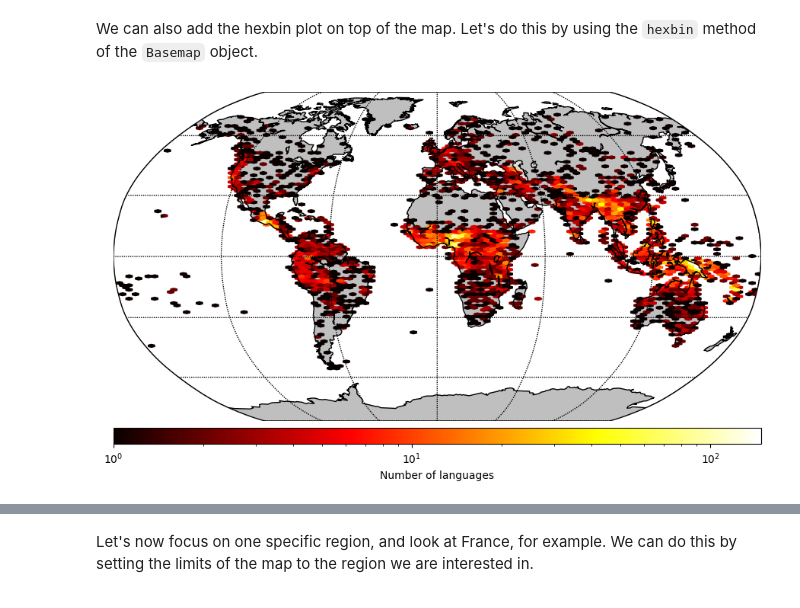
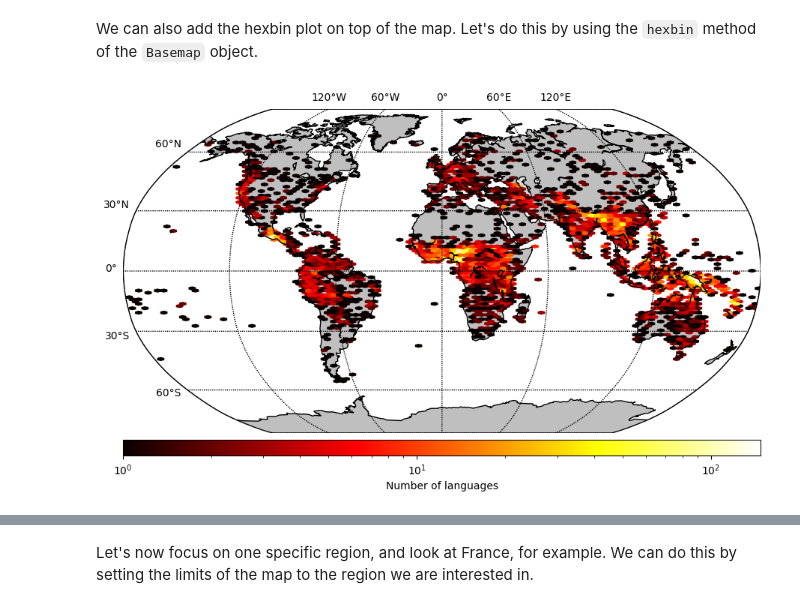
Before and after one commit to TYacinee/materiel_TALL, a Jupyter notebook: S1/TD1-linguistic-diversity.ipynb, the cells around one changed output, grey strips where cells are left out. Saved outputs shown, nothing was run; the diff lists cells and outputs as text; code cells hidden in the pictures.

```diff
--- a/S1/TD1-linguistic-diversity.ipynb
+++ b/S1/TD1-linguistic-diversity.ipynb
@@ -13,3 +18,8 @@ df = pd.read_csv('glottolog.csv')
+# %%
+df = pd.read_csv('https://raw.githubusercontent.com/' \
+                 'alexeykosh/intro-to-ling/main/S1/' \
+                 'glottolog.csv?token=GHSAT0AAAAAA' \
+                 'CMROAPFTONLBOY67JEB3644ZWIRG2A')
 # %% [markdown]
 Let's look at the data first.
 # %%
@@ -142,6 +156,6 @@ Now that we have a map of the world, let's add the scatter plot of the languages
 
 First, let's define x and y coordinates of our languages:
 # %%
-x = df_coord['longitude'].values
-y = df_coord['latitude'].values
+x_all = df_coord['longitude'].values
+y_all = df_coord['latitude'].values
 # %% [markdown]
@@ -201,24 +214,25 @@ We can also add the hexbin plot on top of the map. Let's do this by using the `h
 # %%
 plt.figure(figsize=(12, 6))
 m = Basemap(projection='robin',
             lat_0=0,
             lon_0=0,
             resolution='c')
 m.drawcoastlines(color='black')
 m.fillcontinents(color='gray',
                  lake_color='white',
                  alpha=0.5) # set the transparency of the continents to make the points more visible
-new_x, new_y = m(x, y) # convert the coordinates to the map coordinates
+new_x, new_y = m(x_all, y_all) # convert the coordinates to the map coordinates
 # Plotting the languages as a hexbin plot
-m.hexbin(new_x, new_y,
+m.hexbin(x=new_x,
+         y=new_y,
          gridsize=100, # set the number of bins
          bins='log', # log scale for the number of languages
          cmap='hot') # set the color map
 m.colorbar(label='Number of languages', # set the label of the colorbar
            location='bottom') # set the location of the colorbar
-# Add the parallels and meridians
-m.drawparallels(range(-90, 91, 30))
-m.drawmeridians(range(0, 360, 60))
+# Plot parallels and meridians
+m.drawparallels(np.arange(-90., 120., 30.), labels=[1, 0, 0, 0]) # the list in the labels parameter sets the visibility of the labels (left, right, top, bottom)
+m.drawmeridians(np.arange(0., 420., 60.), labels=[0, 0, 1, 0])
 plt.show()
 # %% [output]
-[figure, old version]
+[figure, new version]
```
Also changed, not shown: parts of 44 cells of this notebook.
